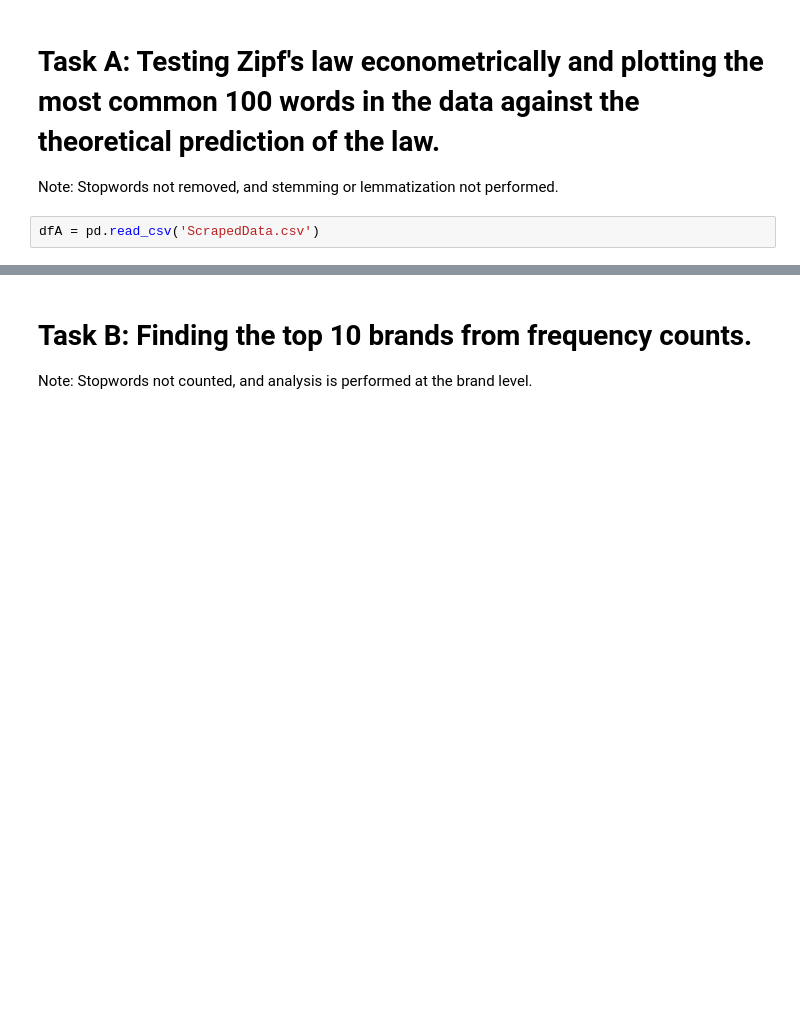
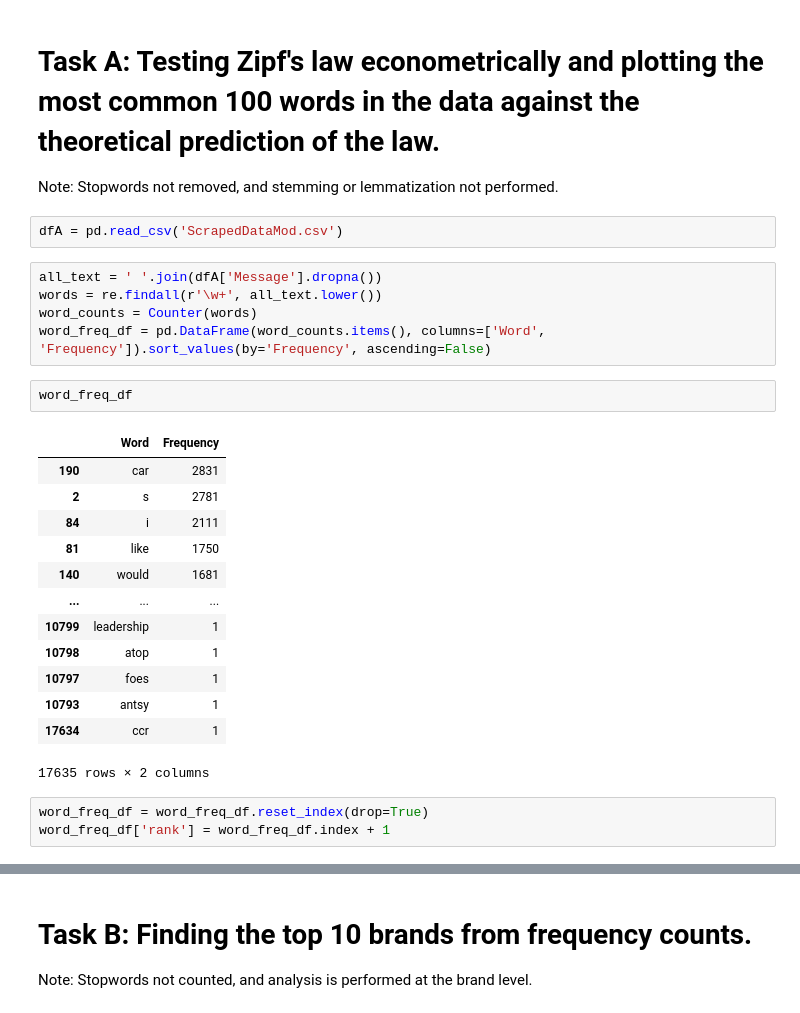
Before and after one commit to CarsonJMullen/Unstructured-Data-Analytics, a Jupyter notebook: Assignment 1/Edmunds_Analysis.ipynb, the cells around one changed output, grey strips where cells are left out. Cells and saved outputs as stored; diff of their text form; blank space fills up the shorter version.

```diff
--- a/Assignment 1/Edmunds_Analysis.ipynb
+++ b/Assignment 1/Edmunds_Analysis.ipynb
@@ -151,4 +154,28 @@ dtype: object
 
 Note: Stopwords not removed, and stemming or lemmatization not performed.
 # %%
-dfA = pd.read_csv('ScrapedData.csv')
+dfA = pd.read_csv('ScrapedDataMod.csv')
+# %%
+all_text = ' '.join(dfA['Message'].dropna())
+words = re.findall(r'\w+', all_text.lower())
+word_counts = Counter(words)
+word_freq_df = pd.DataFrame(word_counts.items(), columns=['Word', 'Frequency']).sort_values(by='Frequency', ascending=False)
+# %%
+word_freq_df
+# %% [output]
+|  | Word | Frequency |
+| 190 | car | 2831 |
+| 2 | s | 2781 |
+| 84 | i | 2111 |
+| 81 | like | 1750 |
+| 140 | would | 1681 |
+| ... | ... | ... |
+| 10799 | leadership | 1 |
+| 10798 | atop | 1 |
+| 10797 | foes | 1 |
+| 10793 | antsy | 1 |
+| 17634 | ccr | 1 |
+17635 rows × 2 columns
+# %%
+word_freq_df = word_freq_df.reset_index(drop=True)
+word_freq_df['rank'] = word_freq_df.index + 1
```
Also changed, not shown: parts of 3 cells of this notebook, 2 other files.
